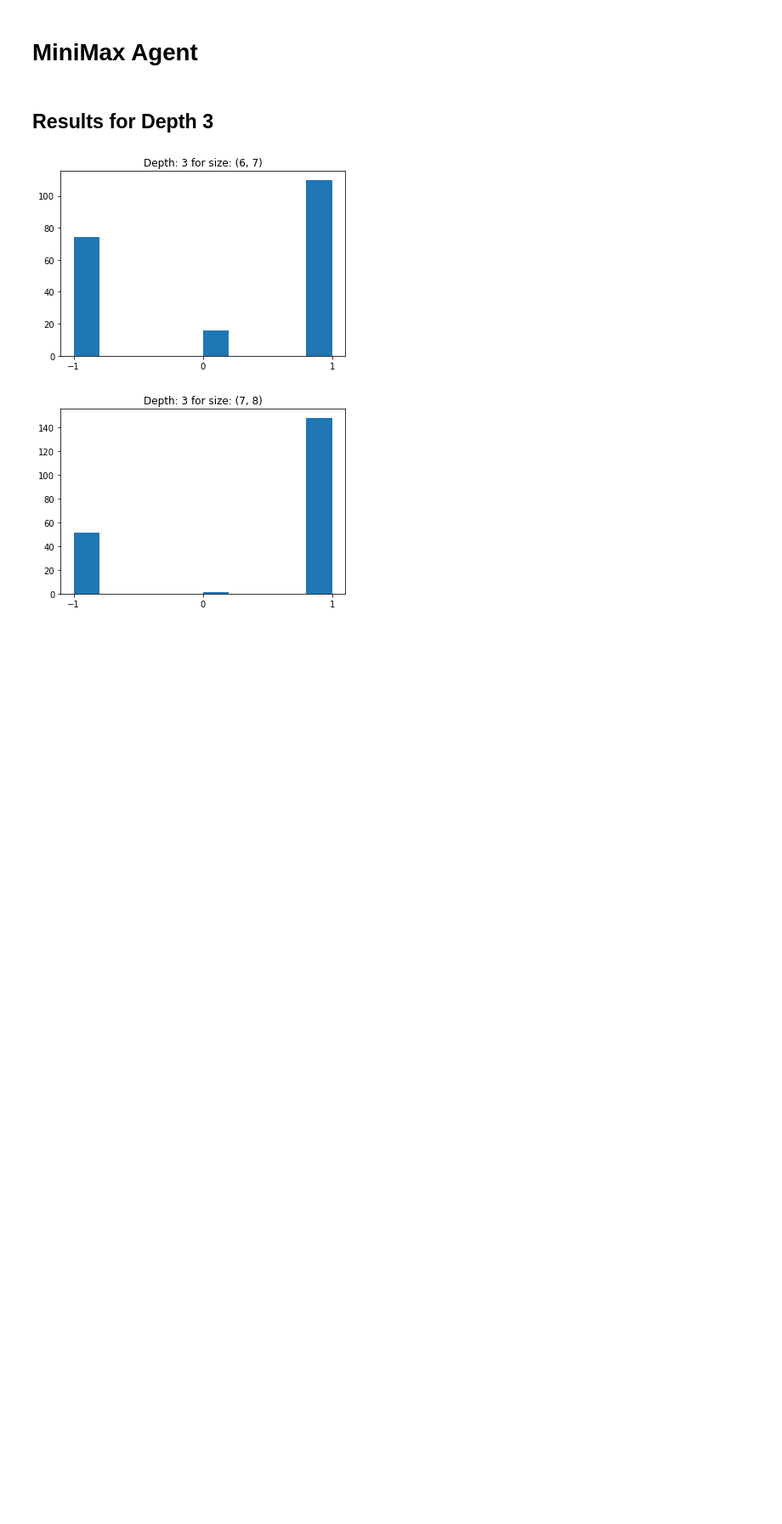
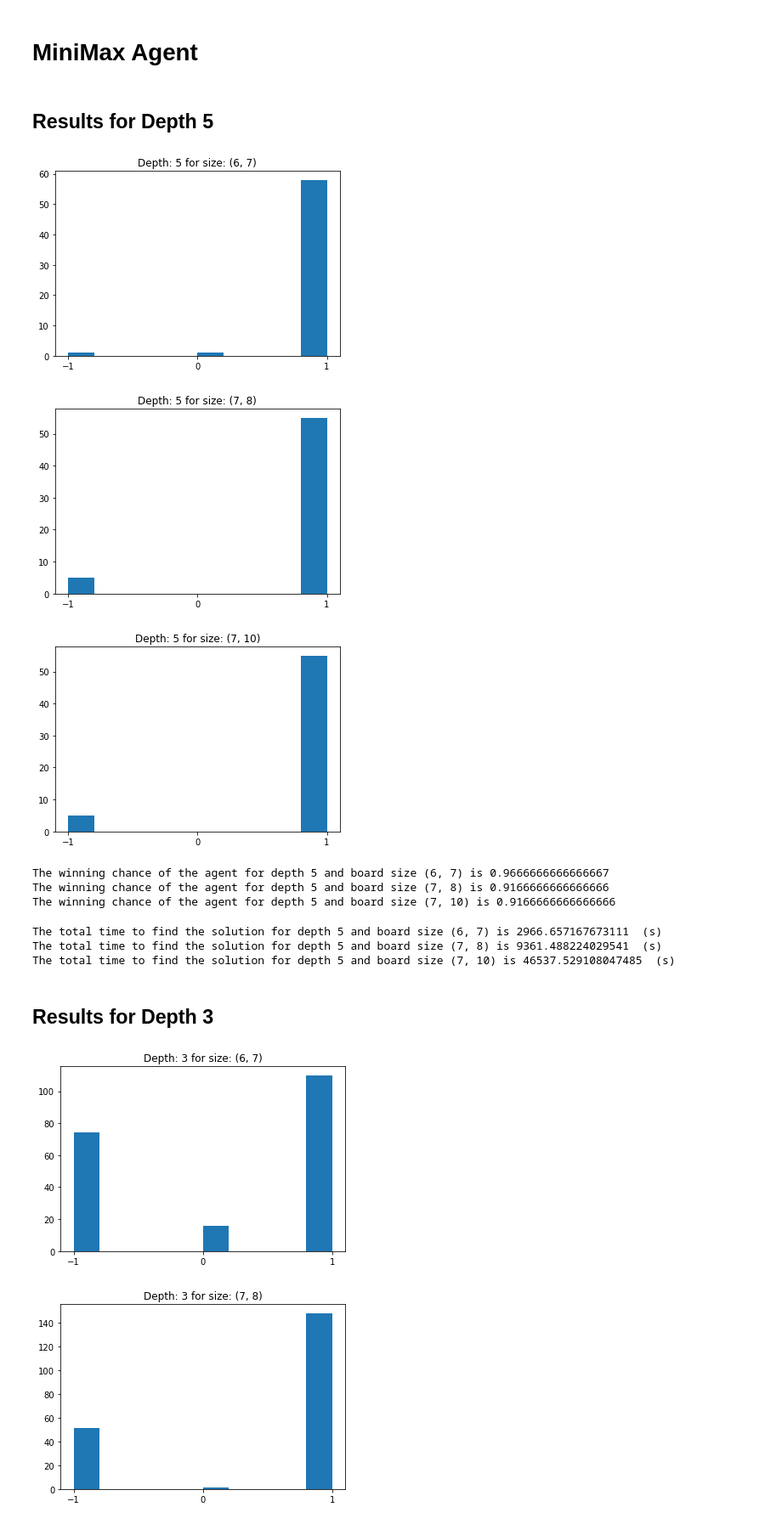
Before and after one commit to daniyalmaroufi/AI_Course, a Jupyter notebook: CA2_Game/CA2_Game.ipynb, the cells around one changed output. Shown at 85% size. Saved outputs shown, nothing was run; the diff lists cells and outputs as text; code cells hidden in the pictures; blank space fills up the shorter version.

Commit message:
added depth5 results

```diff
--- a/CA2_Game/CA2_Game.ipynb
+++ b/CA2_Game/CA2_Game.ipynb
@@ -529,6 +529,62 @@ class MiniMaxPlayer:
         if best_move[0] is None:
             return (math.inf, root.move)
         return best_move
+# %% [markdown]
+## Results for Depth 5
+# %%
+board_sizes_to_check = [(6,7),
+                        (7,8),
+                        (7,10)]
+
+history=[]
+for b_size in board_sizes_to_check:
+    hist=[]
+    for i in range(200):
+        tic=time()
+        game = ConnectSin(board_size=b_size,silent=True)
+        a=game.run()
+        toc=time()
+        hist.append((toc-tic,a))
+        print(b_size,'run:',i+1,',time:',toc-tic,'s r:',a)
+    history.append((b_size,hist))
+# %%
+
+with open('history_depth5.pkl', 'wb') as dbfile:
+    pickle.dump(history, dbfile)
+# %%
+
+with open('history_depth5.pkl', 'rb') as dbfile:
+    history=pickle.load(dbfile)
+
+for b_size, hist in history:
+    h=[a[1] for a in hist]
+    plt.hist(h)
+    plt.xticks([-1,0,1])
+    plt.title('Depth: 5 for size: '+str(b_size))
+    plt.show()
+# %% [output]
+[figure, added]
+[figure, added]
+[figure, added]
+# %%
+
+for b_size, hist in history:
+    h=[a[1] for a in hist]
+    wins=len([a for a in h if a==1])
+    print('The winning chance of the agent for depth 5 and board size',b_size,'is', wins/60)
+# %% [output]
+The winning chance of the agent for depth 5 and board size (6, 7) is 0.9666666666666667
+The winning chance of the agent for depth 5 and board size (7, 8) is 0.9166666666666666
+The winning chance of the agent for depth 5 and board size (7, 10) is 0.9166666666666666
+# %%
+for b_size, hist in history:
+    t=[a[0] for a in hist]
+    total_time=sum([a for a in t])
+    print('The total time to find the solution for depth 5 and board size',b_size,'is', total_time,' (s)')
+# %% [output]
+The total time to find the solution for depth 5 and board size (6, 7) is 2966.657167673111  (s)
+The total time to find the solution for depth 5 and board size (7, 8) is 9361.488224029541  (s)
+The total time to find the solution for depth 5 and board size (7, 10) is 46537.529108047485  (s)
 # %% [markdown]
 ## Results for Depth 3
 # %%
```
